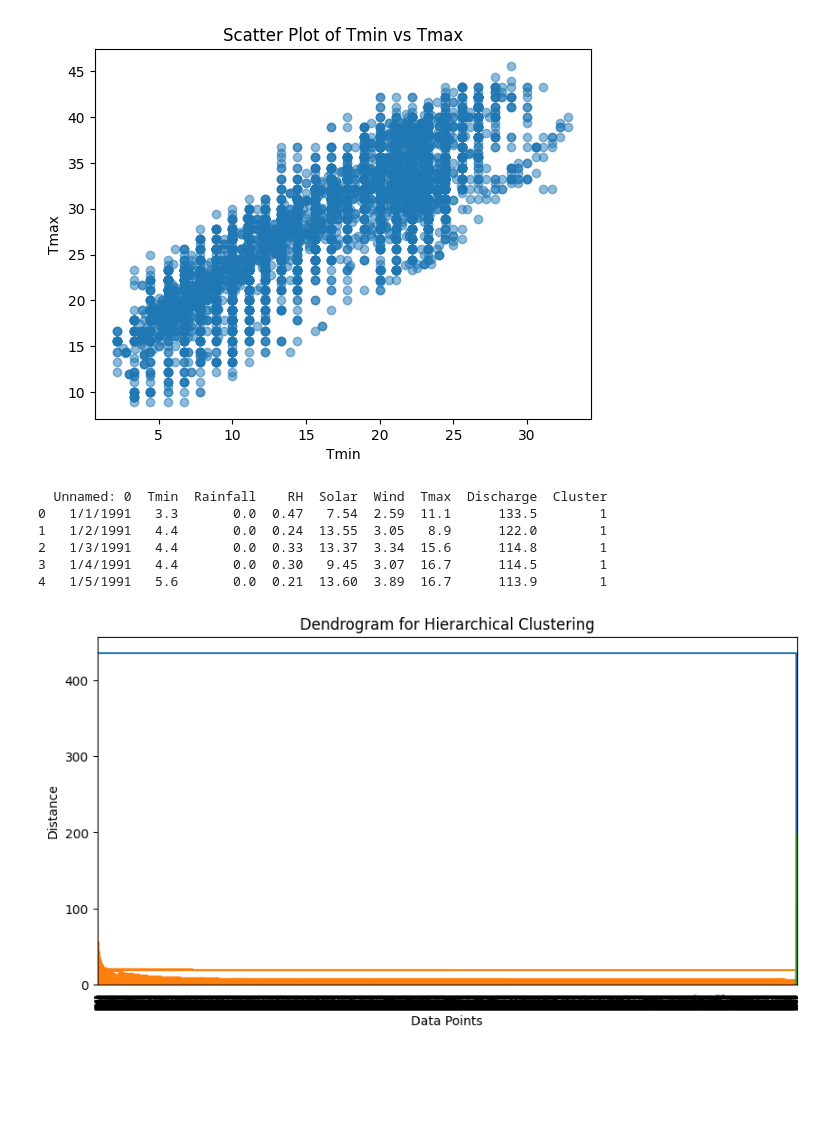
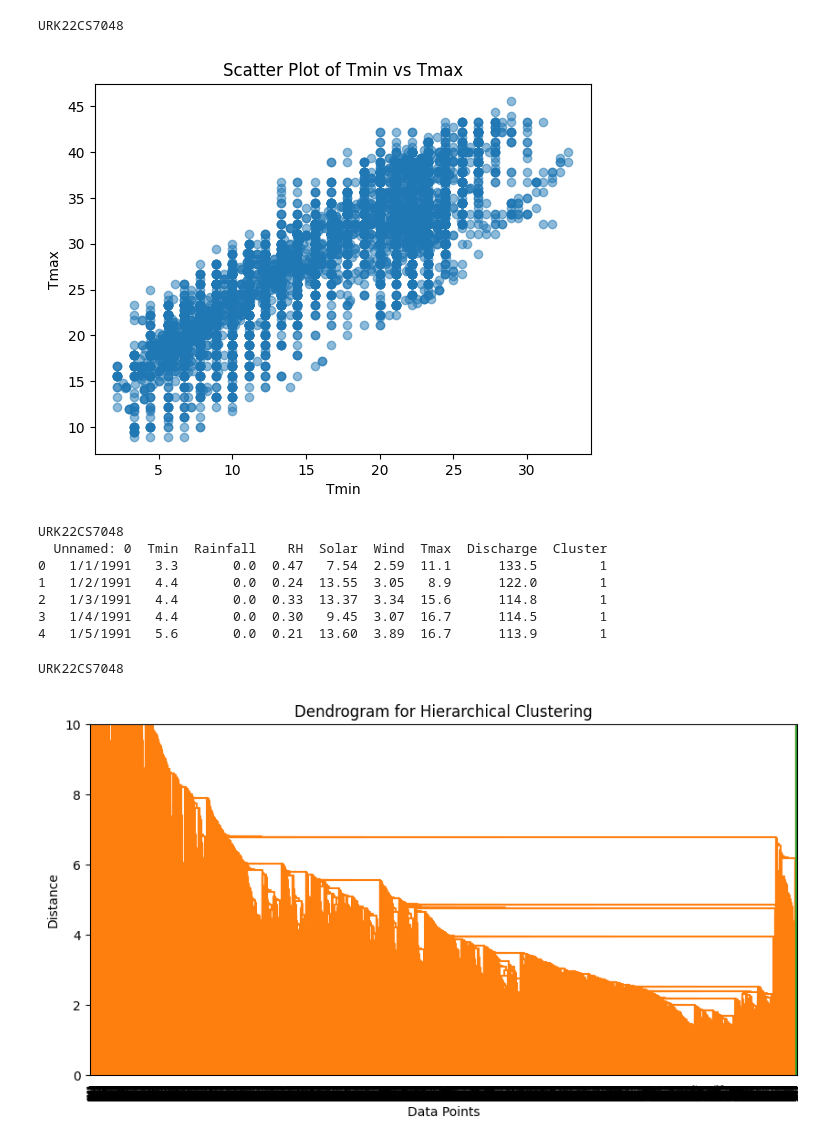
Before and after one commit to mharish20/Machine-Learning-Techniques, a Jupyter notebook: Exp6/Exp6.ipynb, the cells around one changed output. Saved outputs shown, nothing was run; the diff lists cells and outputs as text; code cells hidden in the pictures; blank space fills up the shorter version.

```diff
--- a/Exp6/Exp6.ipynb
+++ b/Exp6/Exp6.ipynb
@@ -66,12 +70,14 @@ import matplotlib.pyplot as plt
 
 # Scatter plot of two selected features
 df_clustering = pd.read_csv("Kasol.csv")
+print("URK22CS7048")
 plt.scatter(df_clustering["Tmin"], df_clustering["Tmax"], alpha=0.5)
 plt.xlabel("Tmin")
 plt.ylabel("Tmax")
 plt.title("Scatter Plot of Tmin vs Tmax")
 plt.show()
 # %% [output]
+URK22CS7048
 [figure]
 # %%
 #5. Apply Hierarchical Agglomerative Clustering (Single Linkage)
@@ -95,9 +101,10 @@ clusters = fcluster(Z, 3, criterion='maxclust')
 
 # Add cluster labels to the cleaned dataframe
 df_clustering_clean["Cluster"] = clusters
-
+print("URK22CS7048")
 print(df_clustering_clean.head())
 # %% [output]
+URK22CS7048
   Unnamed: 0  Tmin  Rainfall    RH  Solar  Wind  Tmax  Discharge  Cluster
 0   1/1/1991   3.3       0.0  0.47   7.54  2.59  11.1      133.5        1
 1   1/2/1991   4.4       0.0  0.24  13.55  3.05   8.9      122.0        1
@@ -107,14 +114,17 @@ print(df_clustering_clean.head())
 # %%
 #6. Determine Optimal Number of Clusters Using Dendrogram
 from scipy.cluster.hierarchy import dendrogram
+print("URK22CS7048")
 plt.figure(figsize=(10, 5))
 dendrogram(Z)
 plt.title("Dendrogram for Hierarchical Clustering")
 plt.xlabel("Data Points")
 plt.ylabel("Distance")
+plt.ylim(0, 10)  # Setting y-axis range from 0 to 10
 plt.show()
 # %% [output]
+URK22CS7048
-[figure, old version]
+[figure, new version]
 # %%
 #7. Print and Plot Cluster Centroids and Cluster Labels
 import numpy as np
```
Also changed, not shown: parts of 7 cells of this notebook, 1 other file.
